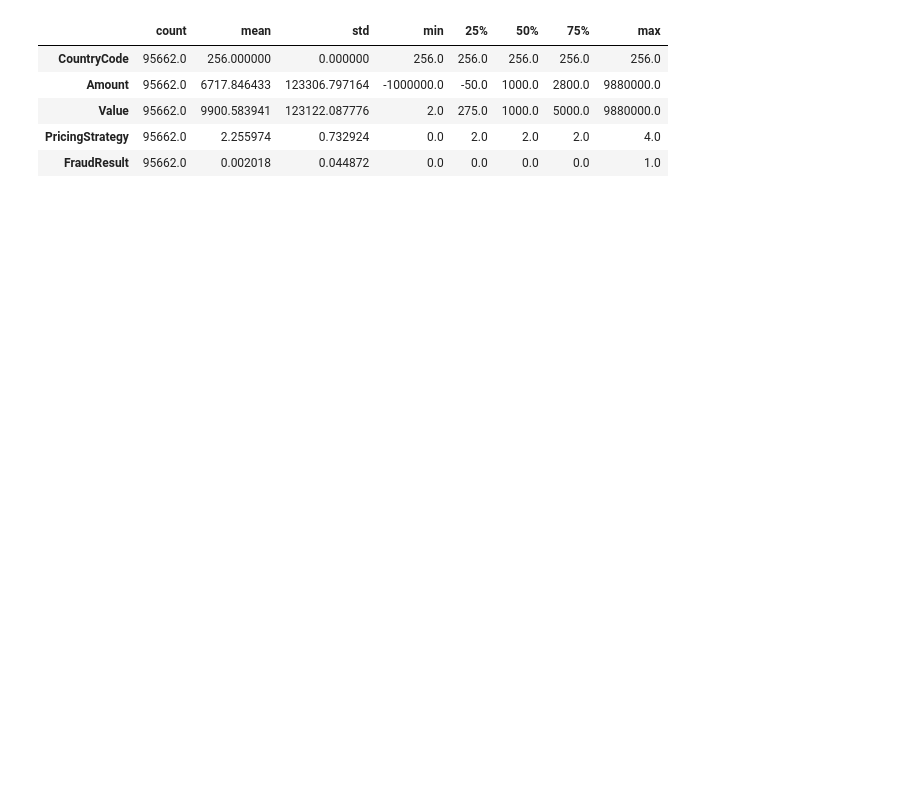
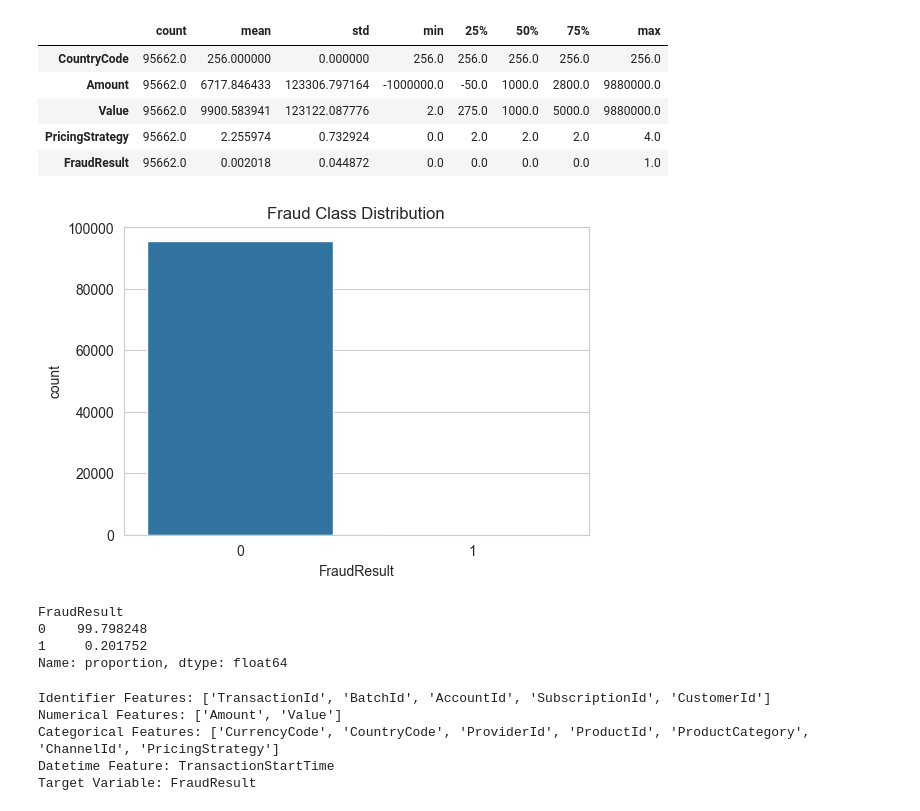
Before and after one commit to maryamawit-1/credit-risk-model, a Jupyter notebook: notebooks/eda.ipynb, the cells around one changed output. Drawn from its saved outputs; the diff is of its cells as text; code cells hidden in the pictures; blank space fills up the shorter version.

```diff
--- a/notebooks/eda.ipynb
+++ b/notebooks/eda.ipynb
@@ -183,6 +183,50 @@ df.describe().T
 | Value | 95662.0 | 9900.583941 | 123122.087776 | 2.0 | 275.0 | 1000.0 | 5000.0 | 9880000.0 |
 | PricingStrategy | 95662.0 | 2.255974 | 0.732924 | 0.0 | 2.0 | 2.0 | 2.0 | 4.0 |
 | FraudResult | 95662.0 | 0.002018 | 0.044872 | 0.0 | 0.0 | 0.0 | 0.0 | 1.0 |
+# %%
+plt.figure(figsize=(6,4))
+sns.countplot(x='FraudResult', data=df)
+plt.title("Fraud Class Distribution")
+plt.show()
+
+print(df['FraudResult'].value_counts(normalize=True) * 100)
+# %% [output]
+[figure, added]
+FraudResult
+0    99.798248
+1     0.201752
+Name: proportion, dtype: float64
+# %%
+# Feature categorization based on data definitions
+
+identifier_cols = [
+    'TransactionId', 'BatchId', 'AccountId',
+    'SubscriptionId', 'CustomerId'
+]
+
+numerical_cols = ['Amount', 'Value']
+
+categorical_cols = [
+    'CurrencyCode', 'CountryCode', 'ProviderId',
+    'ProductId', 'ProductCategory',
+    'ChannelId', 'PricingStrategy'
+]
+
+datetime_col = 'TransactionStartTime'
+
+target_col = 'FraudResult'
+
+print("Identifier Features:", identifier_cols)
+print("Numerical Features:", numerical_cols)
+print("Categorical Features:", categorical_cols)
+print("Datetime Feature:", datetime_col)
+print("Target Variable:", target_col)
+# %% [output]
+Identifier Features: ['TransactionId', 'BatchId', 'AccountId', 'SubscriptionId', 'CustomerId']
+Numerical Features: ['Amount', 'Value']
+Categorical Features: ['CurrencyCode', 'CountryCode', 'ProviderId', 'ProductId', 'ProductCategory', 'ChannelId', 'PricingStrategy']
+Datetime Feature: TransactionStartTime
+Target Variable: FraudResult
 # %% [markdown]
 # Key Insights (EDA)
 
```
Also changed, not shown: parts of 5 cells of this notebook.
